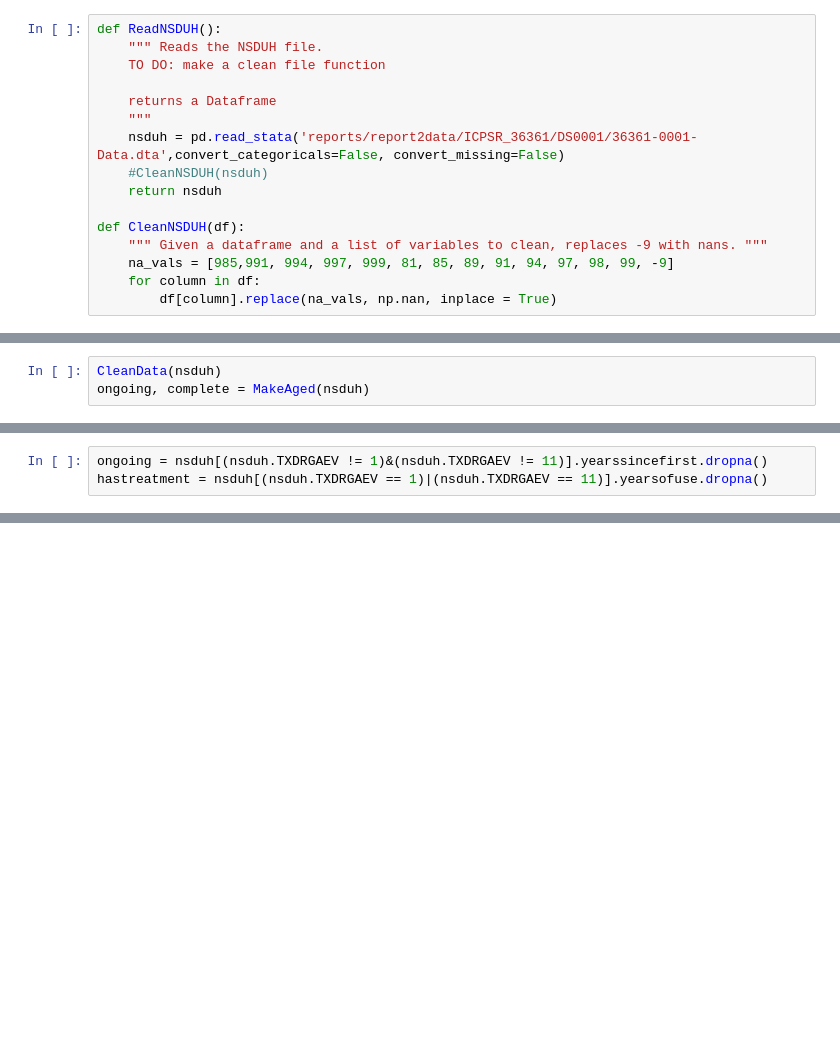
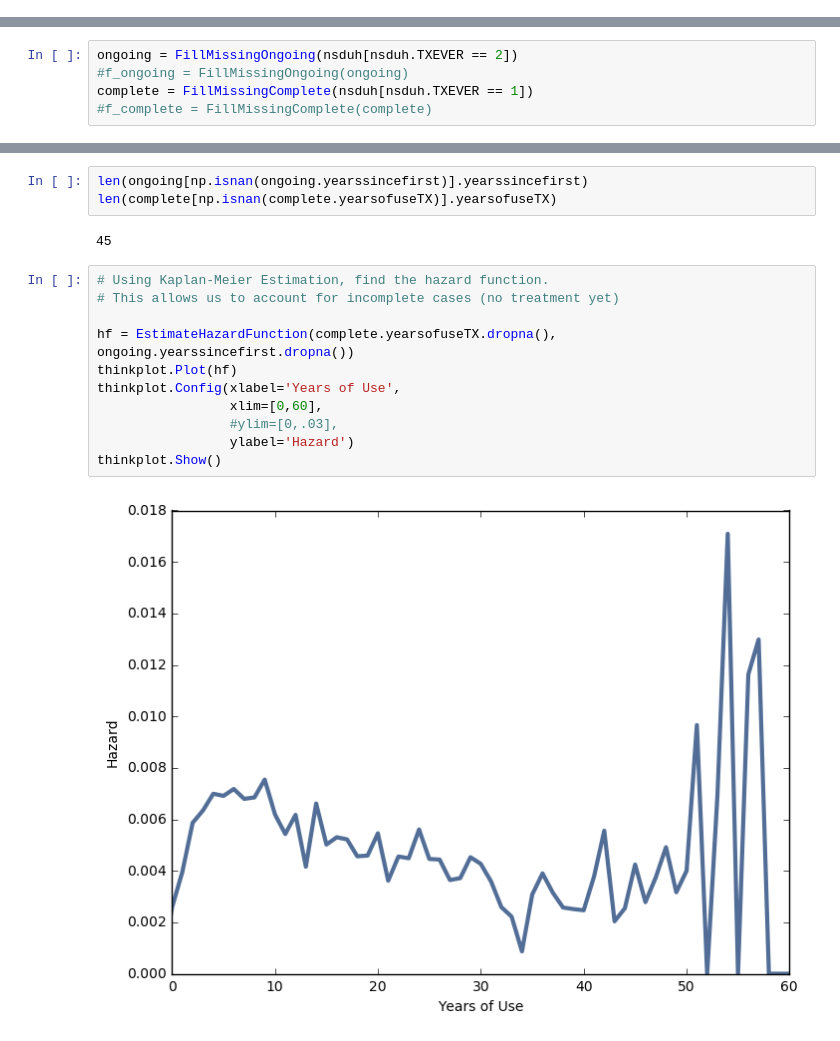
Before and after one commit to KaitlynKeil/ThinkStats2, a Jupyter notebook: code/report2.ipynb, the cells around one changed output, grey strips where cells are left out. Drawn from its saved outputs; the diff is of its cells as text; blank space fills up the shorter version.

Commit message:
Updating report2

```diff
--- a/code/report2.ipynb
+++ b/code/report2.ipynb
@@ -29,16 +0,0 @@ from collections import defaultdict
-# %%
-def ReadNSDUH():
-    """ Reads the NSDUH file.
-    TO DO: make a clean file function
-
-    returns a Dataframe
-    """
-    nsduh = pd.read_stata('reports/report2data/ICPSR_36361/DS0001/36361-0001-Data.dta',convert_categoricals=False, convert_missing=False)
-    #CleanNSDUH(nsduh)
-    return nsduh
-
-def CleanNSDUH(df):
-    """ Given a dataframe and a list of variables to clean, replaces -9 with nans. """
-    na_vals = [985,991, 994, 997, 999, 81, 85, 89, 91, 94, 97, 98, 99, -9]
-    for column in df:
-        df[column].replace(na_vals, np.nan, inplace = True)
@@ -108,3 +0,0 @@ print((hist_treatment[1]/(hist_treatment[1]+hist_treatment[2]))*100)
-# %%
-CleanData(nsduh)
-ongoing, complete = MakeAged(nsduh)
@@ -242,3 +0,0 @@ CleanData(nsduh)
-# %%
-ongoing = nsduh[(nsduh.TXDRGAEV != 1)&(nsduh.TXDRGAEV != 11)].yearssincefirst.dropna()
-hastreatment = nsduh[(nsduh.TXDRGAEV == 1)|(nsduh.TXDRGAEV == 11)].yearsofuse.dropna()
@@ -372,0 +172,5 @@ thinkplot.Show()
+# %%
+ongoing = FillMissingOngoing(nsduh[nsduh.TXEVER == 2])
+#f_ongoing = FillMissingOngoing(ongoing)
+complete = FillMissingComplete(nsduh[nsduh.TXEVER == 1])
+#f_complete = FillMissingComplete(complete)
@@ -372,0 +194,18 @@ thinkplot.Show()
+# %%
+len(ongoing[np.isnan(ongoing.yearssincefirst)].yearssincefirst)
+len(complete[np.isnan(complete.yearsofuseTX)].yearsofuseTX)
+# %% [output]
+45
+# %%
+# Using Kaplan-Meier Estimation, find the hazard function.
+# This allows us to account for incomplete cases (no treatment yet)
+
+hf = EstimateHazardFunction(complete.yearsofuseTX.dropna(), ongoing.yearssincefirst.dropna())
+thinkplot.Plot(hf)
+thinkplot.Config(xlabel='Years of Use',
+                 xlim=[0,60],
+                 #ylim=[0,.03],
+                 ylabel='Hazard')
+thinkplot.Show()
+# %% [output]
+[figure, added]
```
Also changed, not shown: parts of 42 cells of this notebook.
